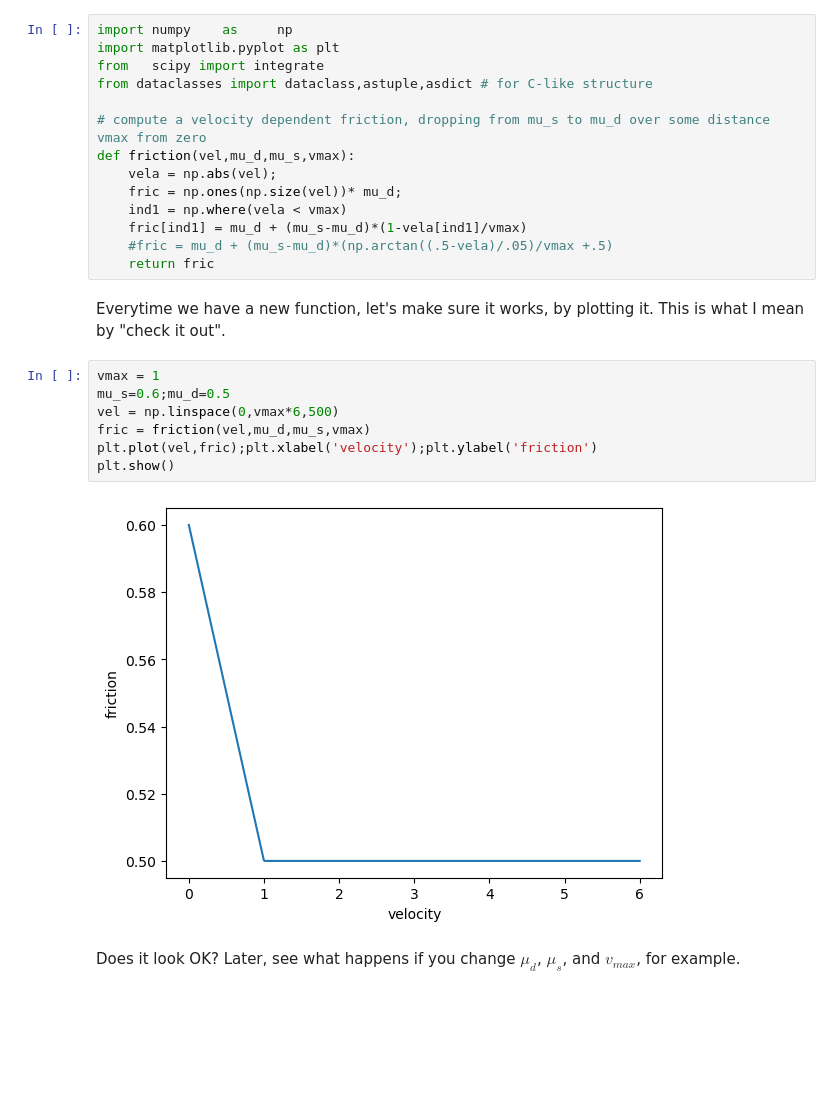
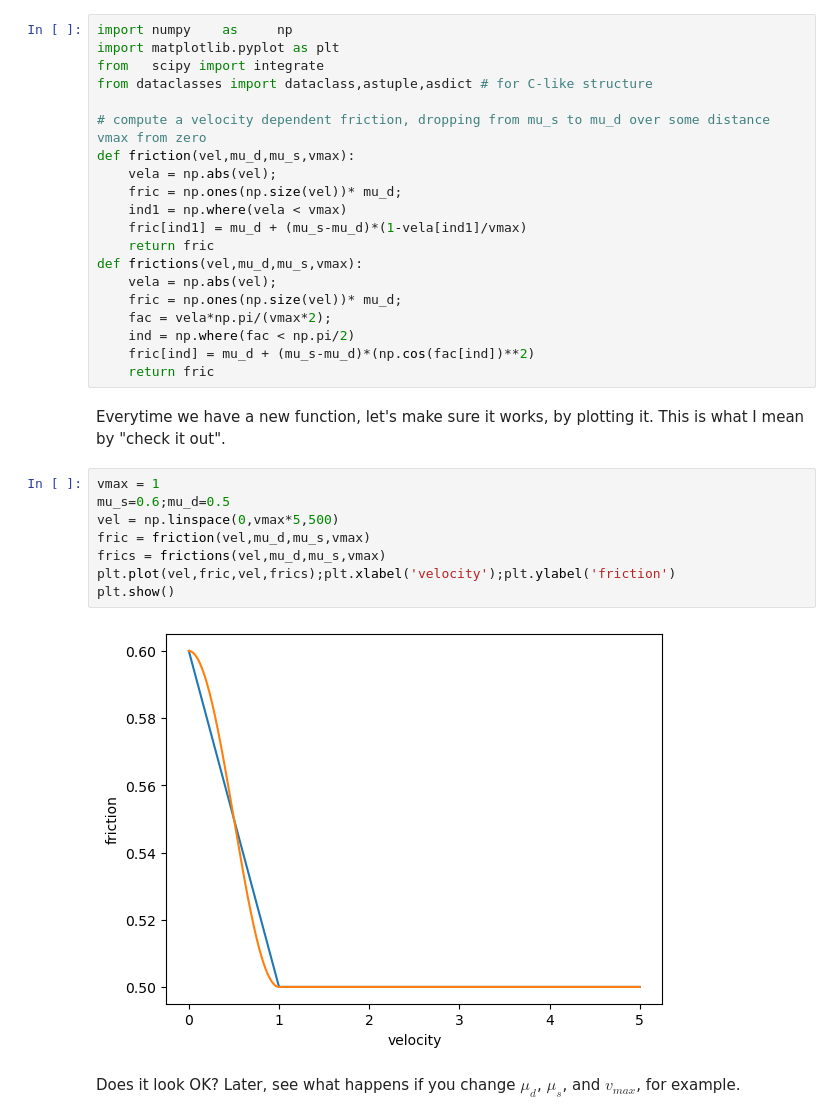
Before and after one commit to dunyuliu/Earth_From_Lab_To_Planet_Tutorials, a Jupyter notebook: Module2.1_RateStateFriction.ipynb, the cells around one changed output. Cells and saved outputs as stored; diff of their text form; blank space fills up the shorter version.

```diff
--- a/Module2.1_RateStateFriction.ipynb
+++ b/Module2.1_RateStateFriction.ipynb
@@ -37,19 +37,26 @@ def friction(vel,mu_d,mu_s,vmax):
     fric = np.ones(np.size(vel))* mu_d;
     ind1 = np.where(vela < vmax)
     fric[ind1] = mu_d + (mu_s-mu_d)*(1-vela[ind1]/vmax)
-    #fric = mu_d + (mu_s-mu_d)*(np.arctan((.5-vela)/.05)/vmax +.5)
     return fric
+def frictions(vel,mu_d,mu_s,vmax):
+    vela = np.abs(vel);
+    fric = np.ones(np.size(vel))* mu_d;
+    fac = vela*np.pi/(vmax*2);
+    ind = np.where(fac < np.pi/2)
+    fric[ind] = mu_d + (mu_s-mu_d)*(np.cos(fac[ind])**2)
+    return fric
 # %% [markdown]
 Everytime we have a new function, let's make sure it works, by plotting it. This is what I mean by "check it out".
 # %%
 vmax = 1
 mu_s=0.6;mu_d=0.5
-vel = np.linspace(0,vmax*6,500)
+vel = np.linspace(0,vmax*5,500)
 fric = friction(vel,mu_d,mu_s,vmax)
-plt.plot(vel,fric);plt.xlabel('velocity');plt.ylabel('friction')
+frics = frictions(vel,mu_d,mu_s,vmax)
+plt.plot(vel,fric,vel,frics);plt.xlabel('velocity');plt.ylabel('friction')
 plt.show()
 # %% [output]
-[figure, old version]
+[figure, new version]
 # %% [markdown]
 Does it look OK? Later, see what happens if you change $\mu_d$, $\mu_s$, and $v_{max}$, for example.
 # %% [markdown]
```
Also changed, not shown: parts of 2 cells of this notebook, 4 other files.
